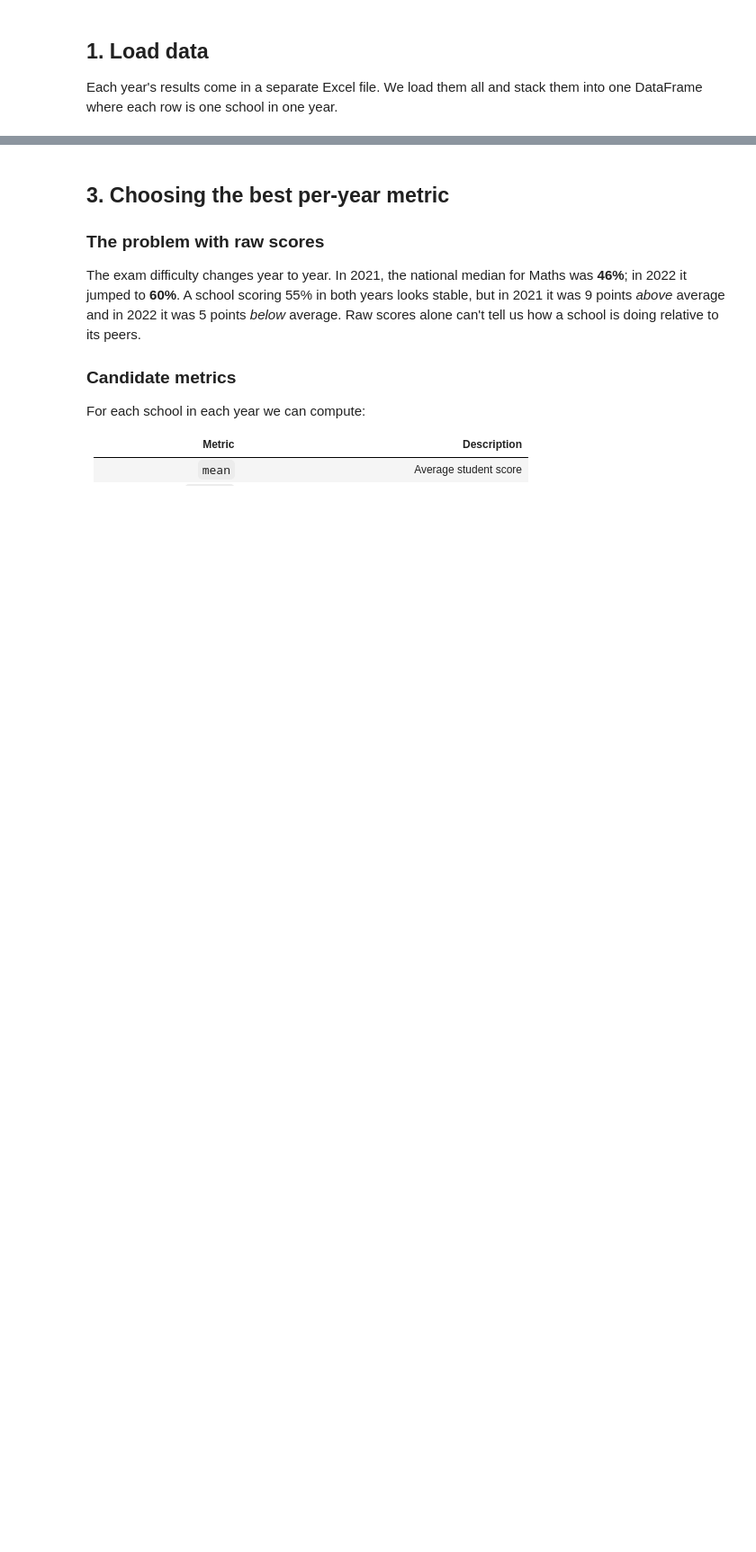
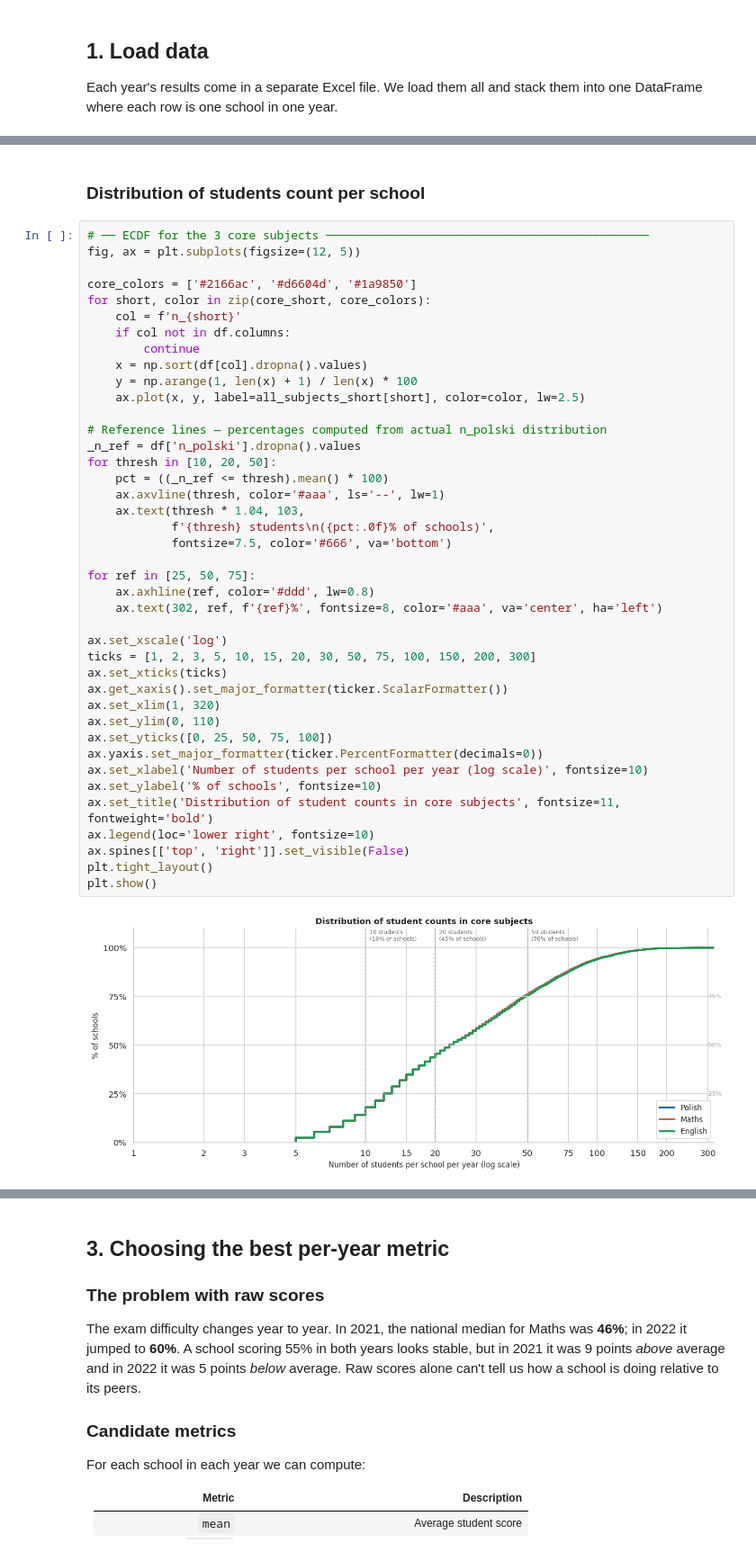
Before and after one commit to herbakamil/compare-primary-schools-mazowieckie, a Jupyter notebook: notebooks/how_to_measure_school_quality.ipynb, the cells around one changed output, grey strips where cells are left out. Shown at 90% size. Drawn from its saved outputs; the diff is of its cells as text; blank space fills up the shorter version.

```diff
--- a/notebooks/how_to_measure_school_quality.ipynb
+++ b/notebooks/how_to_measure_school_quality.ipynb
@@ -335 +357,46 @@ plt.show()
+# %% [markdown]
+### Distribution of students count per school
+# %%
+# ── ECDF for the 3 core subjects ──────────────────────────────────────────────
+fig, ax = plt.subplots(figsize=(12, 5))
+
+core_colors = ['#2166ac', '#d6604d', '#1a9850']
+for short, color in zip(core_short, core_colors):
+    col = f'n_{short}'
+    if col not in df.columns:
+        continue
+    x = np.sort(df[col].dropna().values)
+    y = np.arange(1, len(x) + 1) / len(x) * 100
+    ax.plot(x, y, label=all_subjects_short[short], color=color, lw=2.5)
+
+# Reference lines — percentages computed from actual n_polski distribution
+_n_ref = df['n_polski'].dropna().values
+for thresh in [10, 20, 50]:
+    pct = ((_n_ref <= thresh).mean() * 100)
+    ax.axvline(thresh, color='#aaa', ls='--', lw=1)
+    ax.text(thresh * 1.04, 103,
+            f'{thresh} students\n({pct:.0f}% of schools)',
+            fontsize=7.5, color='#666', va='bottom')
+
+for ref in [25, 50, 75]:
+    ax.axhline(ref, color='#ddd', lw=0.8)
+    ax.text(302, ref, f'{ref}%', fontsize=8, color='#aaa', va='center', ha='left')
+
+ax.set_xscale('log')
+ticks = [1, 2, 3, 5, 10, 15, 20, 30, 50, 75, 100, 150, 200, 300]
+ax.set_xticks(ticks)
+ax.get_xaxis().set_major_formatter(ticker.ScalarFormatter())
+ax.set_xlim(1, 320)
+ax.set_ylim(0, 110)
+ax.set_yticks([0, 25, 50, 75, 100])
+ax.yaxis.set_major_formatter(ticker.PercentFormatter(decimals=0))
+ax.set_xlabel('Number of students per school per year (log scale)', fontsize=10)
+ax.set_ylabel('% of schools', fontsize=10)
+ax.set_title('Distribution of student counts in core subjects', fontsize=11, fontweight='bold')
+ax.legend(loc='lower right', fontsize=10)
+ax.spines[['top', 'right']].set_visible(False)
+plt.tight_layout()
+plt.show()
+# %% [output]
+[figure, added]
 # %% [markdown]
```
Also changed, not shown: parts of 21 cells of this notebook.
